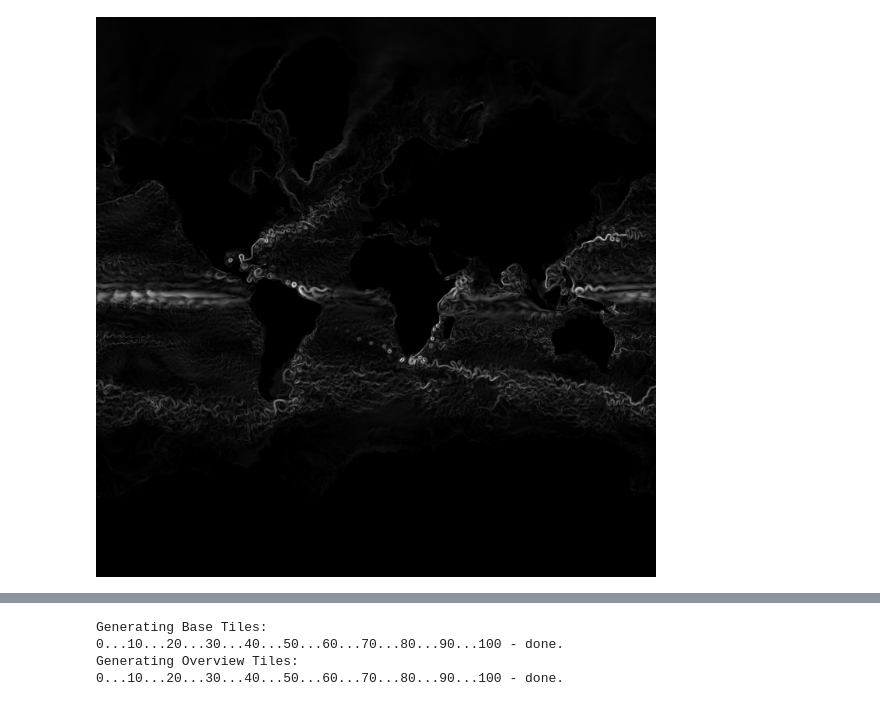
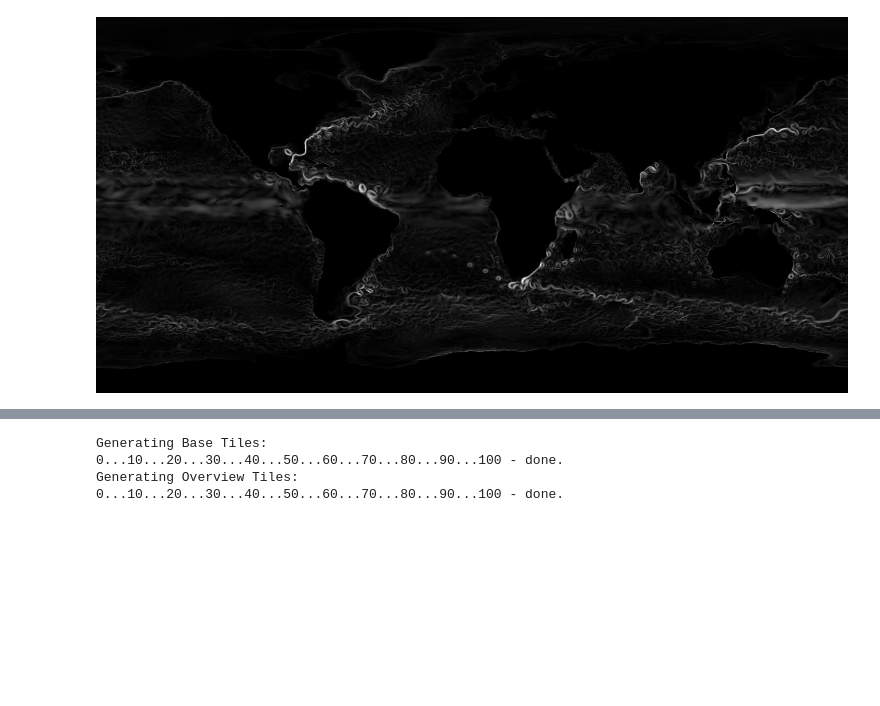
Before and after one commit to CMU-CREATE-Lab/making-earthtime-maps, a Jupyter notebook: notebooks/making-a-raster-map.ipynb, the cells around one changed output, grey strips where cells are left out. Saved outputs shown, nothing was run; the diff lists cells and outputs as text; code cells hidden in the pictures; blank space fills up the shorter version.

Commit message:
Update Making a raster map example

```diff
--- a/notebooks/making-a-raster-map.ipynb
+++ b/notebooks/making-a-raster-map.ipynb
@@ -2,6 +2,6 @@
 from PIL import Image
 # %%
 #Start with a large Image
-Image.open("../data/making-a-raster-map/19921025.png")
+Image.open("../data/making-a-raster-map/example.png")
 # %% [output]
-[figure, old version]
+[figure, new version]
```
Also changed, not shown: parts of 4 cells of this notebook, 3 other files.
